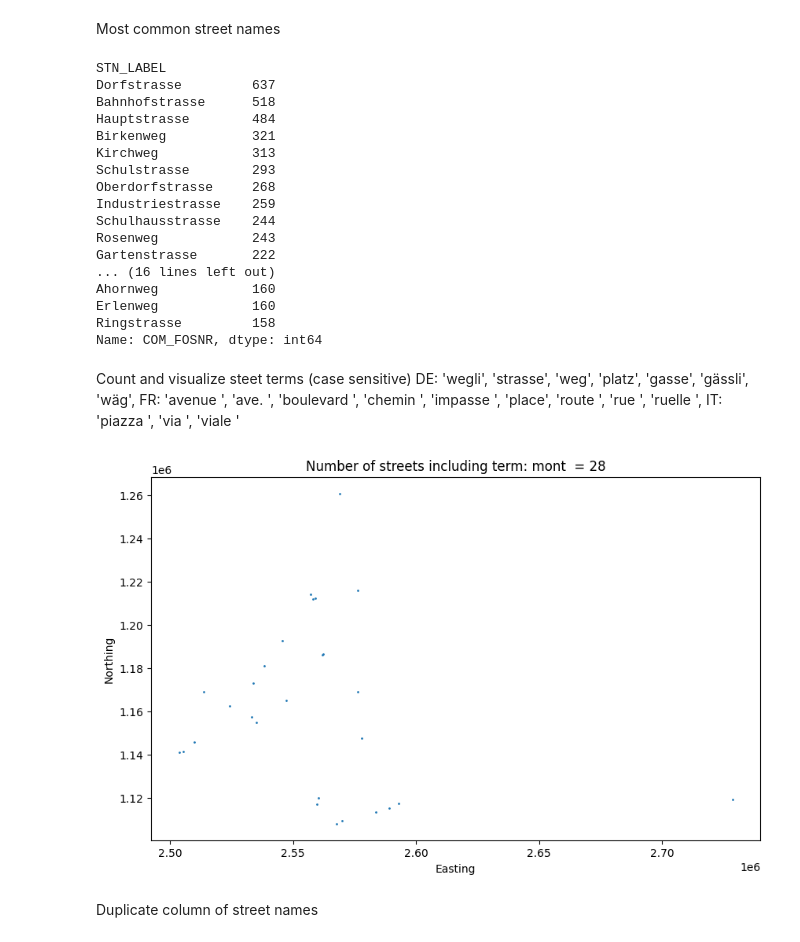
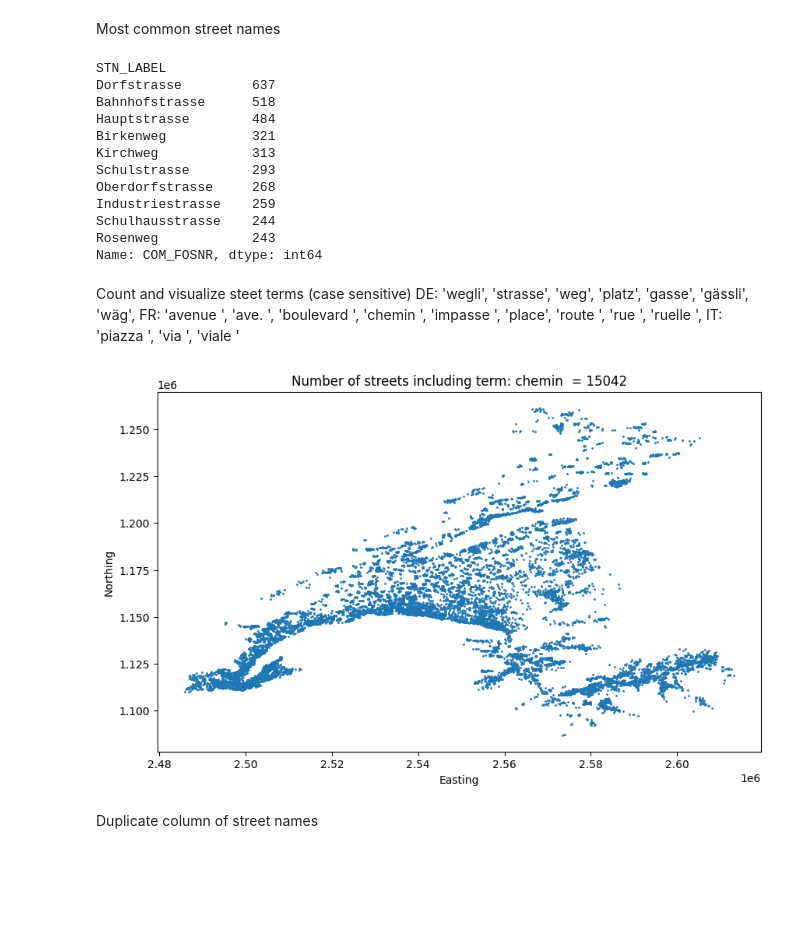
Before and after one commit to CaptainInler/cassda-zertifikatsarbeit, a Jupyter notebook: Datapreparation/Extract_street_terms_from_street_names.ipynb, the cells around one changed output. Cells and saved outputs as stored; diff of their text form; code cells hidden in the pictures; blank space fills up the shorter version.

```diff
--- a/Datapreparation/Extract_street_terms_from_street_names.ipynb
+++ b/Datapreparation/Extract_street_terms_from_street_names.ipynb
@@ -154,7 +154,7 @@ streetnames = streetnames.drop ('STR_MODIFIED', axis=1)
 Most common street names
 # %%
 most_common = streetnames.groupby("STN_LABEL").count()
-most_common.COM_FOSNR.nlargest(30)
+most_common.COM_FOSNR.nlargest(10)
 # %% [output]
 STN_LABEL
 Dorfstrasse         637
@@ -167,11 +167,6 @@ Oberdorfstrasse     268
 Industriestrasse    259
 Schulhausstrasse    244
 Rosenweg            243
-Gartenstrasse       222
-... (16 lines left out)
-Ahornweg            160
-Erlenweg            160
-Ringstrasse         158
 Name: COM_FOSNR, dtype: int64
 # %% [markdown]
 Count and visualize steet terms (case sensitive)
@@ -181,19 +176,19 @@ IT: 'piazza ', 'via ', 'viale '
 # %%
 import matplotlib.pyplot as plt
 
-searchString = "mont "
+searchString = "chemin "
 searchStringStrassen = streetnames.loc[streetnames.STN_LABEL.str.contains(searchString, case=False)]
 count = len(searchStringStrassen)
 count = "Number of streets including term: "+ searchString + " = "+  str(count)
 
 fig, ax = plt.subplots(figsize=(10, 6))
 plt.scatter(x=searchStringStrassen['STR_EASTING'], y=searchStringStrassen['STR_NORTHING'], s = 1)
 plt.xlabel("Easting")
 plt.ylabel("Northing")
 plt.title(count)
 plt.show()
 # %% [output]
-[figure, old version]
+[figure, new version]
 # %% [markdown]
 Duplicate column of street names
 # %%
```
Also changed, not shown: parts of 2 cells of this notebook, 1 other file.
